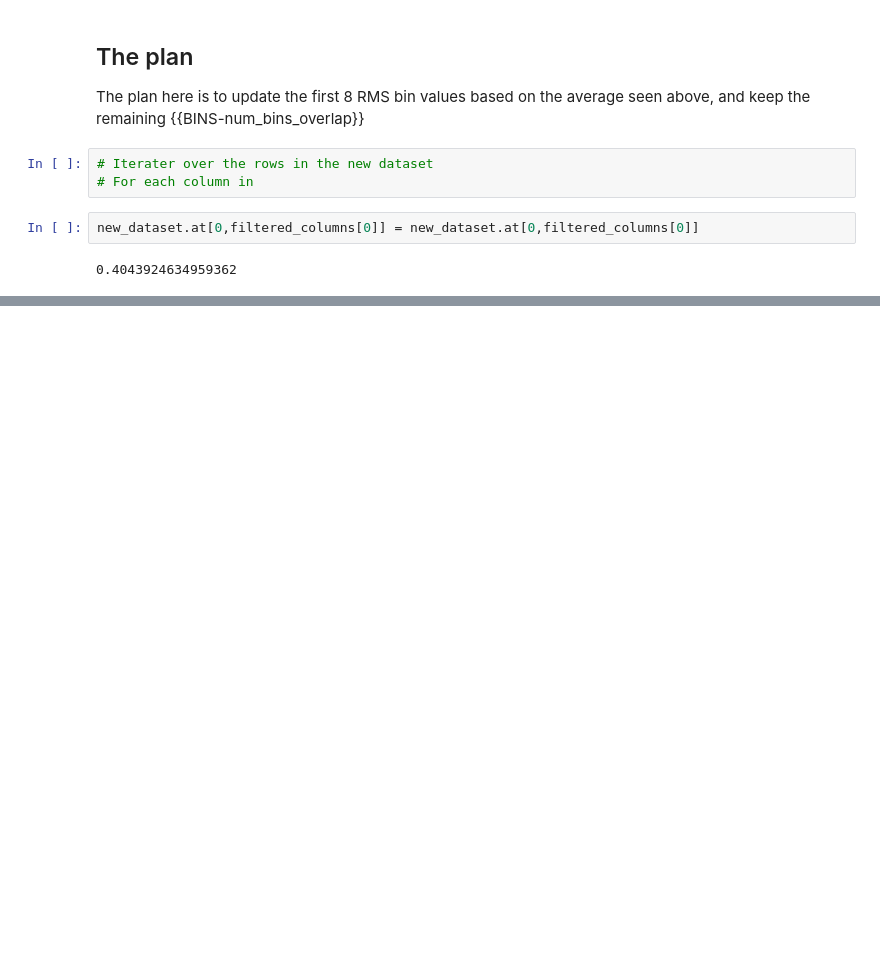
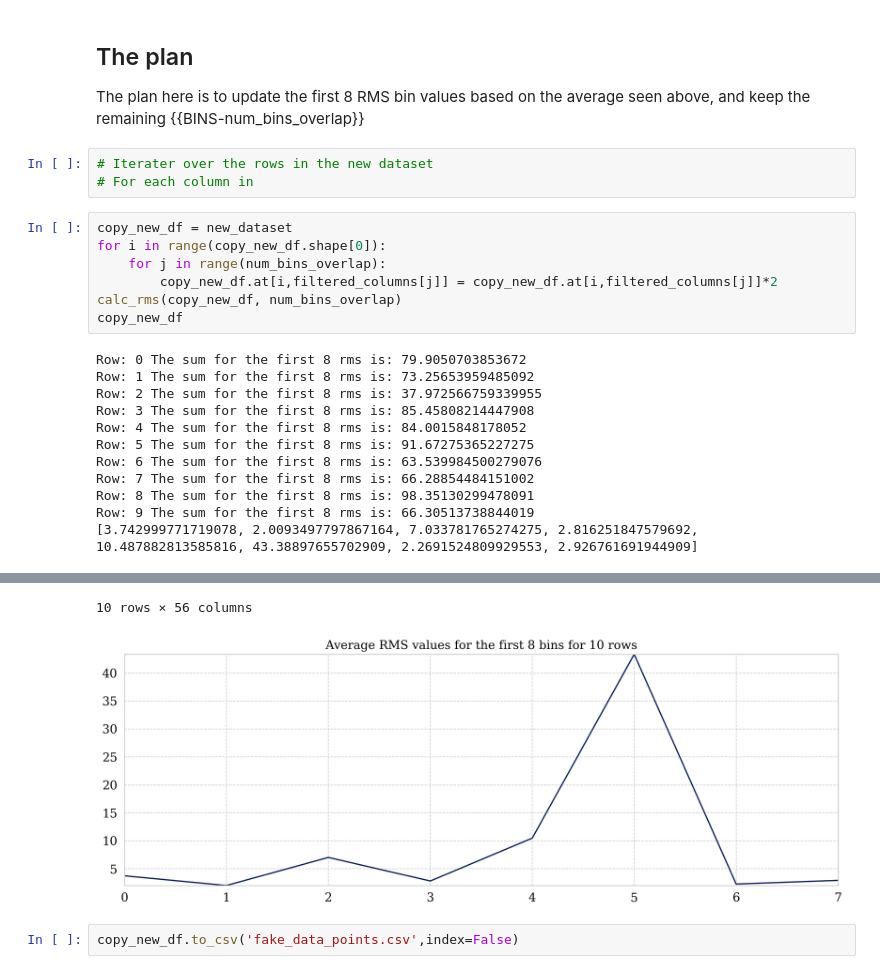
Before and after one commit to StianIsmar/master-thesis, a Jupyter notebook: src/utils/outlier_creation_wt02.ipynb, the cells around one changed output, grey strips where cells are left out. Cells and saved outputs as stored; diff of their text form; blank space fills up the shorter version.

```diff
--- a/src/utils/outlier_creation_wt02.ipynb
+++ b/src/utils/outlier_creation_wt02.ipynb
@@ -244,7 +244,22 @@ The plan here is to update the first 8 RMS bin values based on the average seen
 # %%
 # Iterater over the rows in the new dataset
 # For each column in
-# %%
-new_dataset.at[0,filtered_columns[0]] = new_dataset.at[0,filtered_columns[0]]
-# %% [output]
-0.4043924634959362
+# %%
+copy_new_df = new_dataset
+for i in range(copy_new_df.shape[0]):
+    for j in range(num_bins_overlap):
+        copy_new_df.at[i,filtered_columns[j]] = copy_new_df.at[i,filtered_columns[j]]*2
+calc_rms(copy_new_df, num_bins_overlap)
+copy_new_df
+# %% [output]
+Row: 0 The sum for the first 8 rms is: 79.9050703853672
+Row: 1 The sum for the first 8 rms is: 73.25653959485092
+Row: 2 The sum for the first 8 rms is: 37.972566759339955
+Row: 3 The sum for the first 8 rms is: 85.45808214447908
+Row: 4 The sum for the first 8 rms is: 84.0015848178052
+Row: 5 The sum for the first 8 rms is: 91.67275365227275
+Row: 6 The sum for the first 8 rms is: 63.539984500279076
+Row: 7 The sum for the first 8 rms is: 66.28854484151002
+Row: 8 The sum for the first 8 rms is: 98.35130299478091
+Row: 9 The sum for the first 8 rms is: 66.30513738844019
+[3.742999771719078, 2.0093497797867164, 7.033781765274275, 2.816251847579692, 10.487882813585816, 43.38897655702909, 2.2691524809929553, 2.926761691944909]
@@ -250,0 +277,4 @@ new_dataset.at[0,filtered_columns[0]] = new_dataset.at[0,filtered_columns[0]]
+10 rows × 56 columns
+[figure, added]
+# %%
+copy_new_df.to_csv('fake_data_points.csv',index=False)
```
Also changed, not shown: parts of 5 cells of this notebook.
